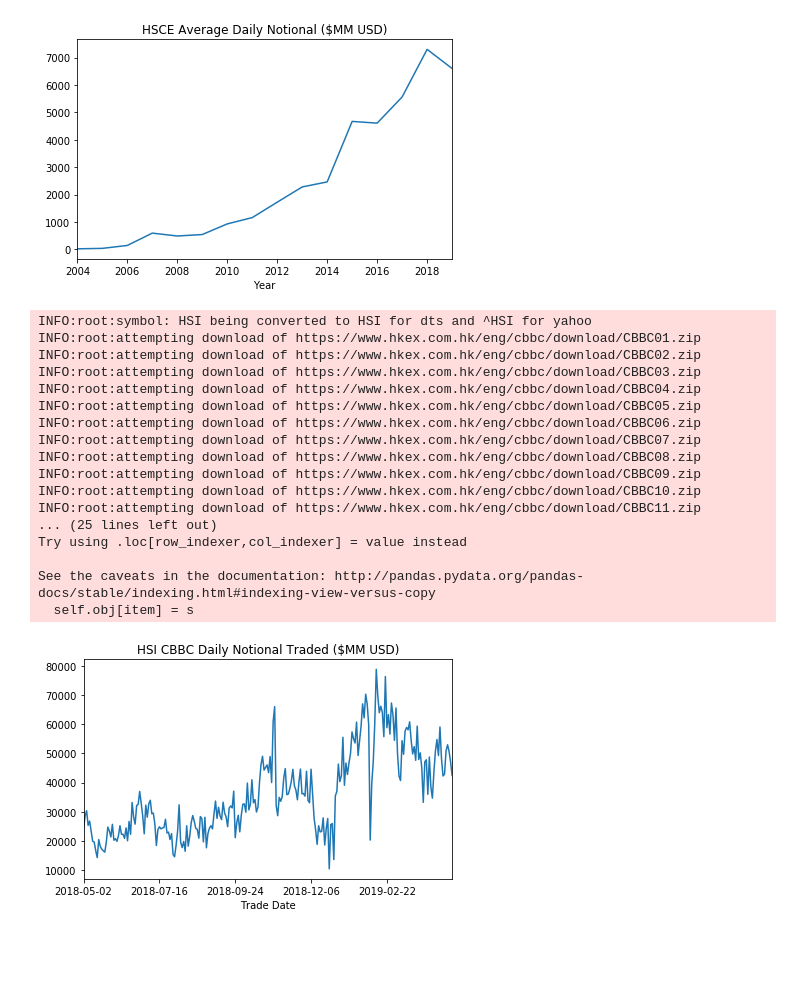
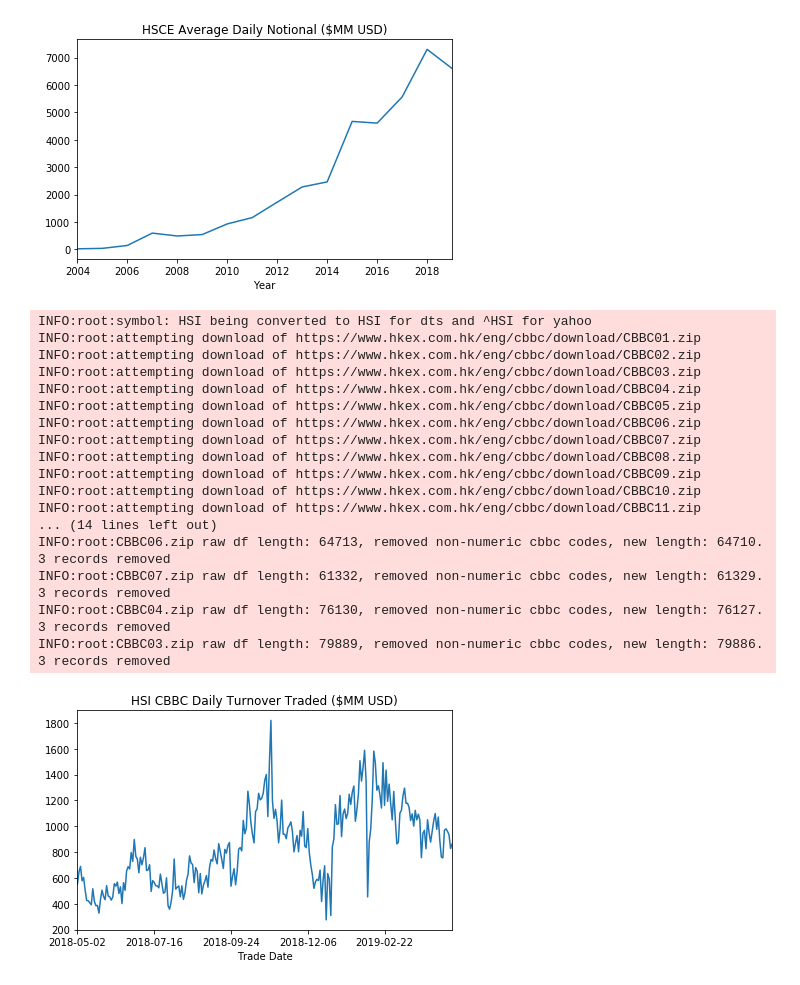
Before and after one commit to jplotkin21/project_tsingtao, a Jupyter notebook: hkex_index_notional.ipynb, the cells around one changed output. Saved outputs shown, nothing was run; the diff lists cells and outputs as text; code cells hidden in the pictures; blank space fills up the shorter version.

```diff
--- a/hkex_index_notional.ipynb
+++ b/hkex_index_notional.ipynb
@@ -176,7 +176,11 @@ async def get_data(loop, url_list, data_dict):
         await asyncio.gather(*(download_coroutine(session, url, data_dict) for url in url_list))
 
 
-def main(symbol, issuers=False):
+def main(symbol, issuers=False, value="notional"):
+    value = value.lower()
+    available_columns = ['notional', 'volume', 'turnover']
+    if value not in available_columns:
+        raise ValueError('value must be one of {}'.format(', '.join(available_columns)))
     dts_symbol, yahoo_symbol = adjust_symbol(symbol.upper())
     logging.info('symbol: {} being converted to {} for dts and {} for yahoo'.format(
         symbol, dts_symbol, yahoo_symbol))
@@ -203,42 +207,53 @@ def main(symbol, issuers=False):
     symbol_df.loc[:, 'index units traded'] = symbol_df.apply(lambda x: x['Volume'] / x['Ent. Ratio'], axis=1)
 
     if issuers:
-        index_unit_ts = symbol_df.groupby(['Trade Date', 'Issuer']).sum()['index units traded']
+        index_unit_ts = symbol_df.groupby(['Trade Date', 'Issuer']).sum()
+        index_unit_ts = index_unit_ts.loc[:, ['index units traded', 'Volume', 'Turnover']]
         index_unit_ts = index_unit_ts.unstack('Issuer')
     else:
-        index_unit_ts = symbol_df.groupby('Trade Date').sum()['index units traded']
+        index_unit_ts = symbol_df.groupby('Trade Date').sum()
+        index_unit_ts = index_unit_ts.loc[:, ['index units traded', 'Volume', 'Turnover']]
 
     start = index_unit_ts.index[0]
     end = index_unit_ts.index[-1]
 
-    close_price_data = pdr.data.DataReader(yahoo_symbol, SOURCE, start, end)
+    if value == 'notional':
+        close_price_data = pdr.data.DataReader(yahoo_symbol, SOURCE, start, end)
 
-    notional_df = index_unit_ts.multiply(close_price_data.Close, axis=0)
+        notional_df = index_unit_ts.loc[:, 'index units traded'] * close_price_data.Close
 
-    notional_df *= (1/(USD_HKD_FX*1e6))
+        notional_df *= (1/(USD_HKD_FX*1e6))
 
-    notional_df.plot(title='{} CBBC Daily Notional Traded ($MM USD)'.format(symbol))
+        notional_df.plot(title='{} CBBC Daily Notional Traded ($MM USD)'.format(symbol))
+
+    elif value == 'contracts':
+        index_unit_ts['Volume'].plot(title='{} CBBC Daily Volume'.format(symbol))
+
+    elif value == 'turnover':
+        index_unit_ts['Turnover'].apply(lambda x: x / USD_HKD_FX / 1e6).plot(
+            title='{} CBBC Daily Turnover Traded ($MM USD)'.format(symbol)
+        )
 
     plt.tight_layout()
     plt.show()
 # %%
-main('HSI')
+main('HSI', value='turnover')
 # %% [output]
 INFO:root:symbol: HSI being converted to HSI for dts and ^HSI for yahoo
 INFO:root:attempting download of https://www.hkex.com.hk/eng/cbbc/download/CBBC01.zip
 INFO:root:attempting download of https://www.hkex.com.hk/eng/cbbc/download/CBBC02.zip
 INFO:root:attempting download of https://www.hkex.com.hk/eng/cbbc/download/CBBC03.zip
 INFO:root:attempting download of https://www.hkex.com.hk/eng/cbbc/download/CBBC04.zip
 INFO:root:attempting download of https://www.hkex.com.hk/eng/cbbc/download/CBBC05.zip
 INFO:root:attempting download of https://www.hkex.com.hk/eng/cbbc/download/CBBC06.zip
 INFO:root:attempting download of https://www.hkex.com.hk/eng/cbbc/download/CBBC07.zip
 INFO:root:attempting download of https://www.hkex.com.hk/eng/cbbc/download/CBBC08.zip
 INFO:root:attempting download of https://www.hkex.com.hk/eng/cbbc/download/CBBC09.zip
 INFO:root:attempting download of https://www.hkex.com.hk/eng/cbbc/download/CBBC10.zip
 INFO:root:attempting download of https://www.hkex.com.hk/eng/cbbc/download/CBBC11.zip
-... (25 lines left out)
-Try using .loc[row_indexer,col_indexer] = value instead
-
-See the caveats in the documentation: http://pandas.pydata.org/pandas-docs/stable/indexing.html#indexing-view-versus-copy
-  self.obj[item] = s
+... (14 lines left out)
+INFO:root:CBBC06.zip raw df length: 64713, removed non-numeric cbbc codes, new length: 64710.  3 records removed
+INFO:root:CBBC07.zip raw df length: 61332, removed non-numeric cbbc codes, new length: 61329.  3 records removed
+INFO:root:CBBC04.zip raw df length: 76130, removed non-numeric cbbc codes, new length: 76127.  3 records removed
+INFO:root:CBBC03.zip raw df length: 79889, removed non-numeric cbbc codes, new length: 79886.  3 records removed
-[figure, old version]
+[figure, new version]
```
Also changed, not shown: parts of 1 cell of this notebook.
